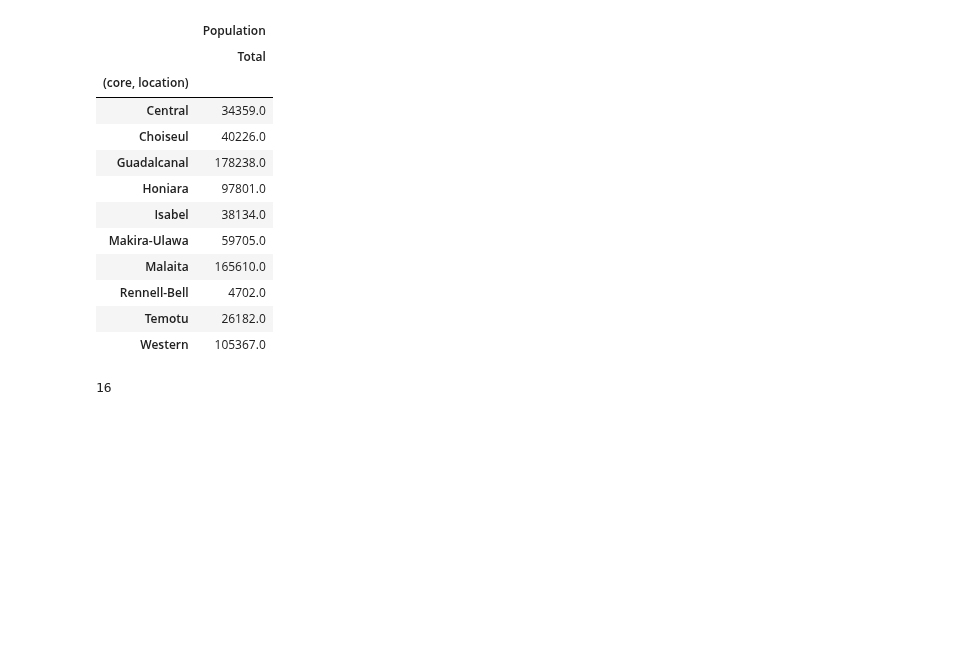
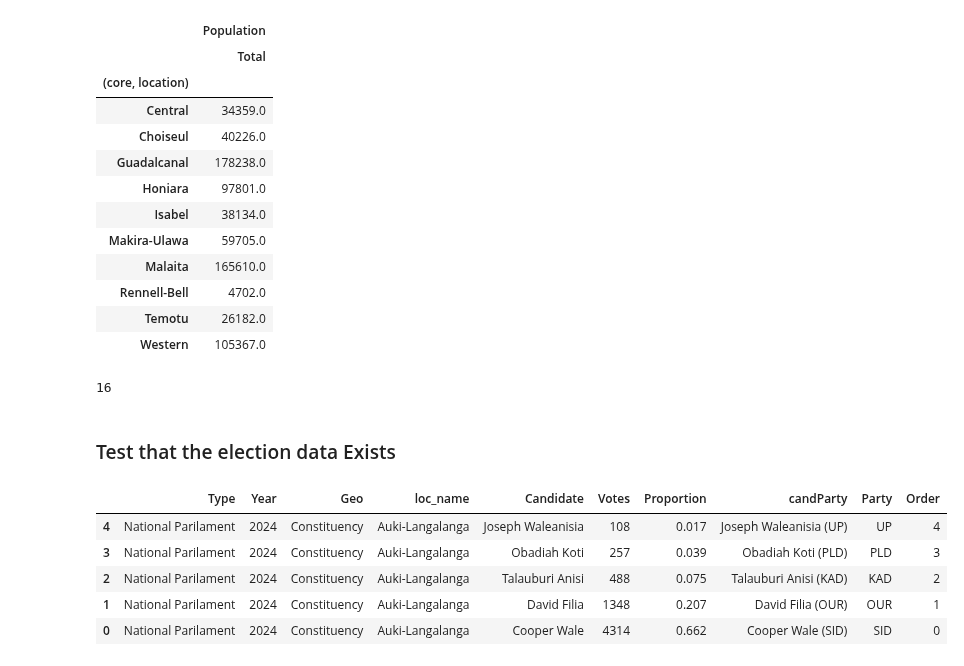
Before and after one commit to Gippers/SolomonIslandsDataMap, a Jupyter notebook: nbs/00_load_data.ipynb, the cells around one changed output. Drawn from its saved outputs; the diff is of its cells as text; code cells hidden in the pictures; blank space fills up the shorter version.

Commit message:
Added the elections data to the SolomonGeo data structure

```diff
--- a/nbs/00_load_data.ipynb
+++ b/nbs/00_load_data.ipynb
@@ -1368,3 +1417,14 @@ test.loc[2024]
 len(sol_geo.pop_years)
 # %% [output]
 16
+# %% [markdown]
+### Test that the election data Exists
+# %%
+sol_geo.elec.head()
+# %% [output]
+|  | Type | Year | Geo | loc_name | Candidate | Votes | Proportion | candParty | Party | Order |
+| 4 | National Parilament | 2024 | Constituency | Auki-Langalanga | Joseph Waleanisia | 108 | 0.017 | Joseph Waleanisia (UP) | UP | 4 |
+| 3 | National Parilament | 2024 | Constituency | Auki-Langalanga | Obadiah Koti | 257 | 0.039 | Obadiah Koti (PLD) | PLD | 3 |
+| 2 | National Parilament | 2024 | Constituency | Auki-Langalanga | Talauburi Anisi | 488 | 0.075 | Talauburi Anisi (KAD) | KAD | 2 |
+| 1 | National Parilament | 2024 | Constituency | Auki-Langalanga | David Filia | 1348 | 0.207 | David Filia (OUR) | OUR | 1 |
+| 0 | National Parilament | 2024 | Constituency | Auki-Langalanga | Cooper Wale | 4314 | 0.662 | Cooper Wale (SID) | SID | 0 |
```
Also changed, not shown: parts of 6 cells of this notebook, 2 other files.
